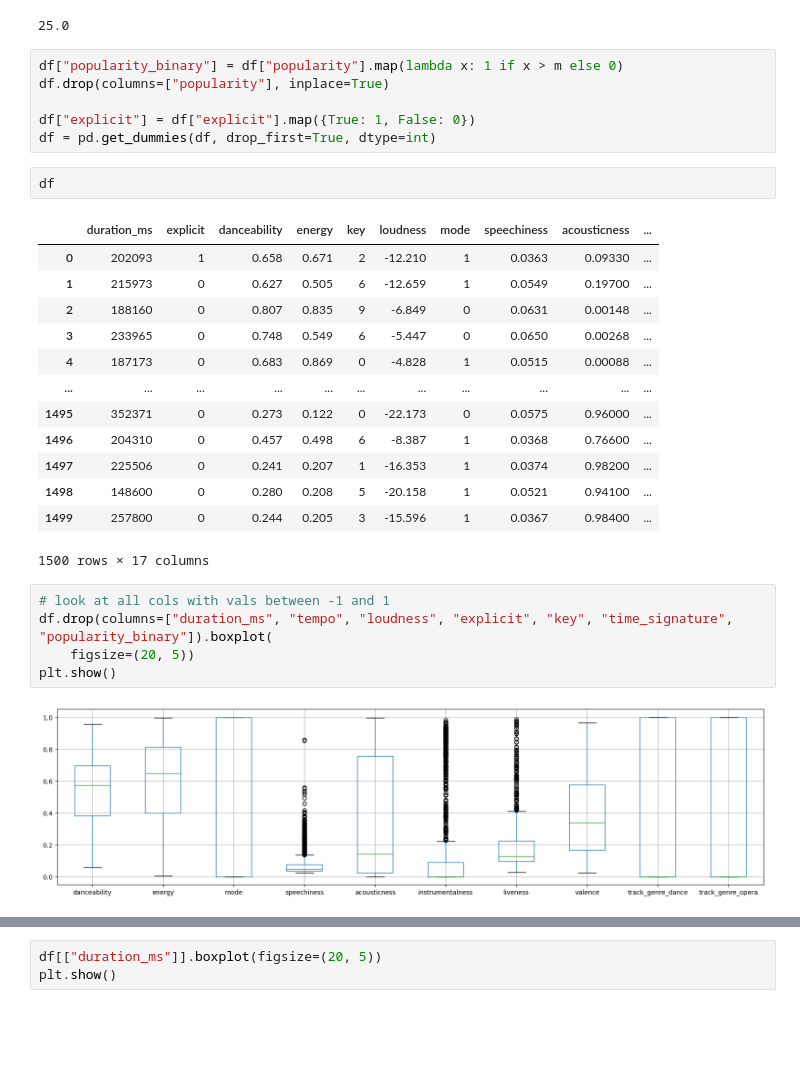
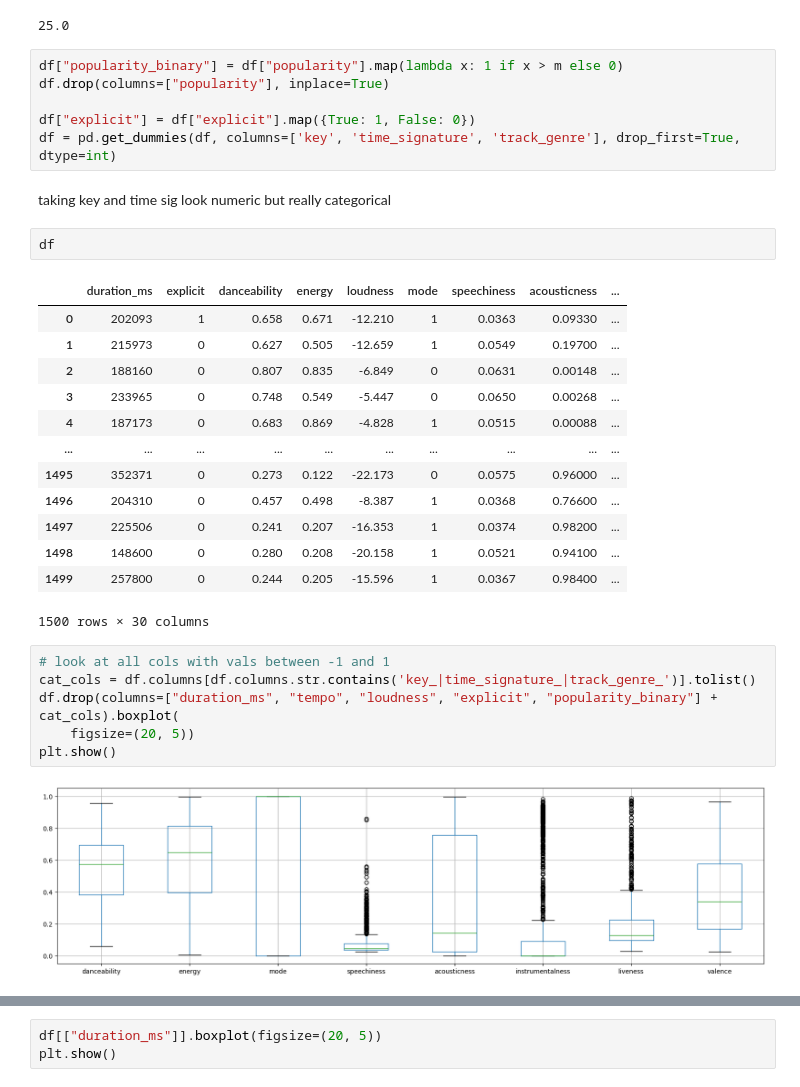
Before and after one commit to plutowootoe/NickProj25, a Jupyter notebook: classification.ipynb, the cells around one changed output, grey strips where cells are left out. Drawn from its saved outputs; the diff is of its cells as text; blank space fills up the shorter version.

```diff
--- a/classification.ipynb
+++ b/classification.ipynb
@@ -33,29 +33,32 @@ df["popularity_binary"] = df["popularity"].map(lambda x: 1 if x > m else 0)
 df.drop(columns=["popularity"], inplace=True)
 
 df["explicit"] = df["explicit"].map({True: 1, False: 0})
-df = pd.get_dummies(df, drop_first=True, dtype=int)
+df = pd.get_dummies(df, columns=['key', 'time_signature', 'track_genre'], drop_first=True, dtype=int)
+# %% [markdown]
+taking key and time sig look numeric but really categorical
 # %%
 df
 # %% [output]
-|  | duration_ms | explicit | danceability | energy | key | loudness | mode | speechiness | acousticness | ... |
-| 0 | 202093 | 1 | 0.658 | 0.671 | 2 | -12.210 | 1 | 0.0363 | 0.09330 | ... |
-| 1 | 215973 | 0 | 0.627 | 0.505 | 6 | -12.659 | 1 | 0.0549 | 0.19700 | ... |
-| 2 | 188160 | 0 | 0.807 | 0.835 | 9 | -6.849 | 0 | 0.0631 | 0.00148 | ... |
-| 3 | 233965 | 0 | 0.748 | 0.549 | 6 | -5.447 | 0 | 0.0650 | 0.00268 | ... |
-| 4 | 187173 | 0 | 0.683 | 0.869 | 0 | -4.828 | 1 | 0.0515 | 0.00088 | ... |
-| ... | ... | ... | ... | ... | ... | ... | ... | ... | ... | ... |
-| 1495 | 352371 | 0 | 0.273 | 0.122 | 0 | -22.173 | 0 | 0.0575 | 0.96000 | ... |
-| 1496 | 204310 | 0 | 0.457 | 0.498 | 6 | -8.387 | 1 | 0.0368 | 0.76600 | ... |
-| 1497 | 225506 | 0 | 0.241 | 0.207 | 1 | -16.353 | 1 | 0.0374 | 0.98200 | ... |
-| 1498 | 148600 | 0 | 0.280 | 0.208 | 5 | -20.158 | 1 | 0.0521 | 0.94100 | ... |
-| 1499 | 257800 | 0 | 0.244 | 0.205 | 3 | -15.596 | 1 | 0.0367 | 0.98400 | ... |
+|  | duration_ms | explicit | danceability | energy | loudness | mode | speechiness | acousticness | ... |
+| 0 | 202093 | 1 | 0.658 | 0.671 | -12.210 | 1 | 0.0363 | 0.09330 | ... |
+| 1 | 215973 | 0 | 0.627 | 0.505 | -12.659 | 1 | 0.0549 | 0.19700 | ... |
+| 2 | 188160 | 0 | 0.807 | 0.835 | -6.849 | 0 | 0.0631 | 0.00148 | ... |
+| 3 | 233965 | 0 | 0.748 | 0.549 | -5.447 | 0 | 0.0650 | 0.00268 | ... |
+| 4 | 187173 | 0 | 0.683 | 0.869 | -4.828 | 1 | 0.0515 | 0.00088 | ... |
+| ... | ... | ... | ... | ... | ... | ... | ... | ... | ... |
+| 1495 | 352371 | 0 | 0.273 | 0.122 | -22.173 | 0 | 0.0575 | 0.96000 | ... |
+| 1496 | 204310 | 0 | 0.457 | 0.498 | -8.387 | 1 | 0.0368 | 0.76600 | ... |
+| 1497 | 225506 | 0 | 0.241 | 0.207 | -16.353 | 1 | 0.0374 | 0.98200 | ... |
+| 1498 | 148600 | 0 | 0.280 | 0.208 | -20.158 | 1 | 0.0521 | 0.94100 | ... |
+| 1499 | 257800 | 0 | 0.244 | 0.205 | -15.596 | 1 | 0.0367 | 0.98400 | ... |
-1500 rows × 17 columns
+1500 rows × 30 columns
 # %%
 # look at all cols with vals between -1 and 1
-df.drop(columns=["duration_ms", "tempo", "loudness", "explicit", "key", "time_signature", "popularity_binary"]).boxplot(
+cat_cols = df.columns[df.columns.str.contains('key_|time_signature_|track_genre_')].tolist()
+df.drop(columns=["duration_ms", "tempo", "loudness", "explicit", "popularity_binary"] + cat_cols).boxplot(
     figsize=(20, 5))
 plt.show()
 # %% [output]
-[figure, old version]
+[figure, new version]
 # %%
 # look at all cols with vals between -1 and 1
```
Also changed, not shown: parts of 37 cells of this notebook.
